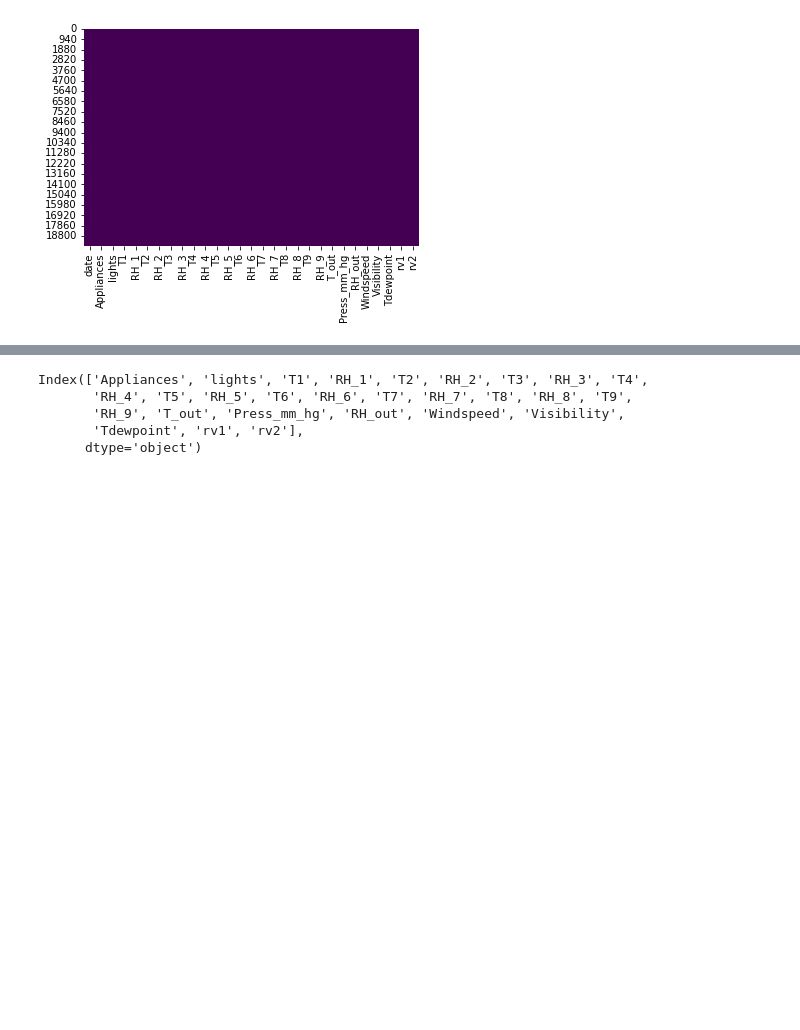
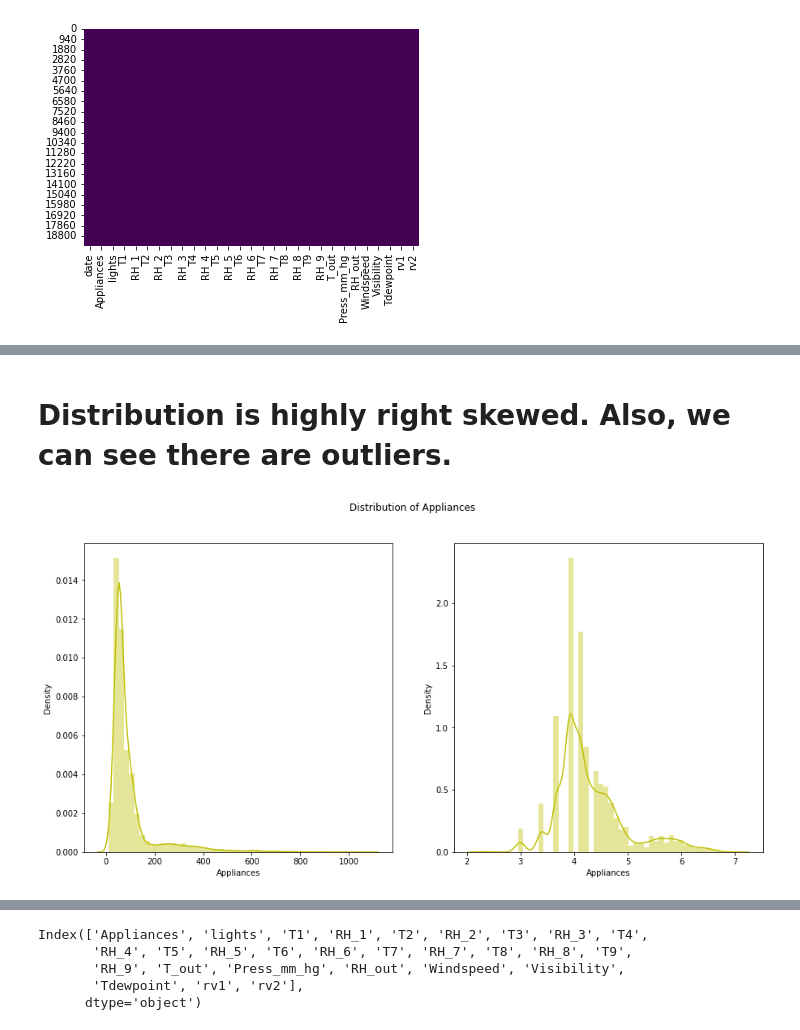
Before and after one commit to Akramkhan01/Appliances-Energy-Prediction-Capstone-Project, a Jupyter notebook: Appliances_Energy_Prediction.ipynb, the cells around one changed output, grey strips where cells are left out. Drawn from its saved outputs; the diff is of its cells as text; code cells hidden in the pictures; blank space fills up the shorter version.

```diff
--- a/Appliances_Energy_Prediction.ipynb
+++ b/Appliances_Energy_Prediction.ipynb
@@ -224,0 +213,14 @@ sns.distplot(np.log10(df['Appliances']),color="y")
+# %% [markdown]
+# Distribution is highly right skewed. Also, we can see there are outliers.
+# %%
+# Using log transformation to treat the skewness
+
+f, axes = plt.subplots(1, 2, figsize=(15,7))
+
+f.suptitle('Distribution of Appliances')
+sns.distplot(df['Appliances'], hist=True, ax=axes[0],color='y')
+sns.distplot(np.log(df['Appliances']), hist=True, ax=axes[1],color='y')
+
+plt.show()
+# %% [output]
+[figure, added]
```
Also changed, not shown: parts of 38 cells of this notebook.
